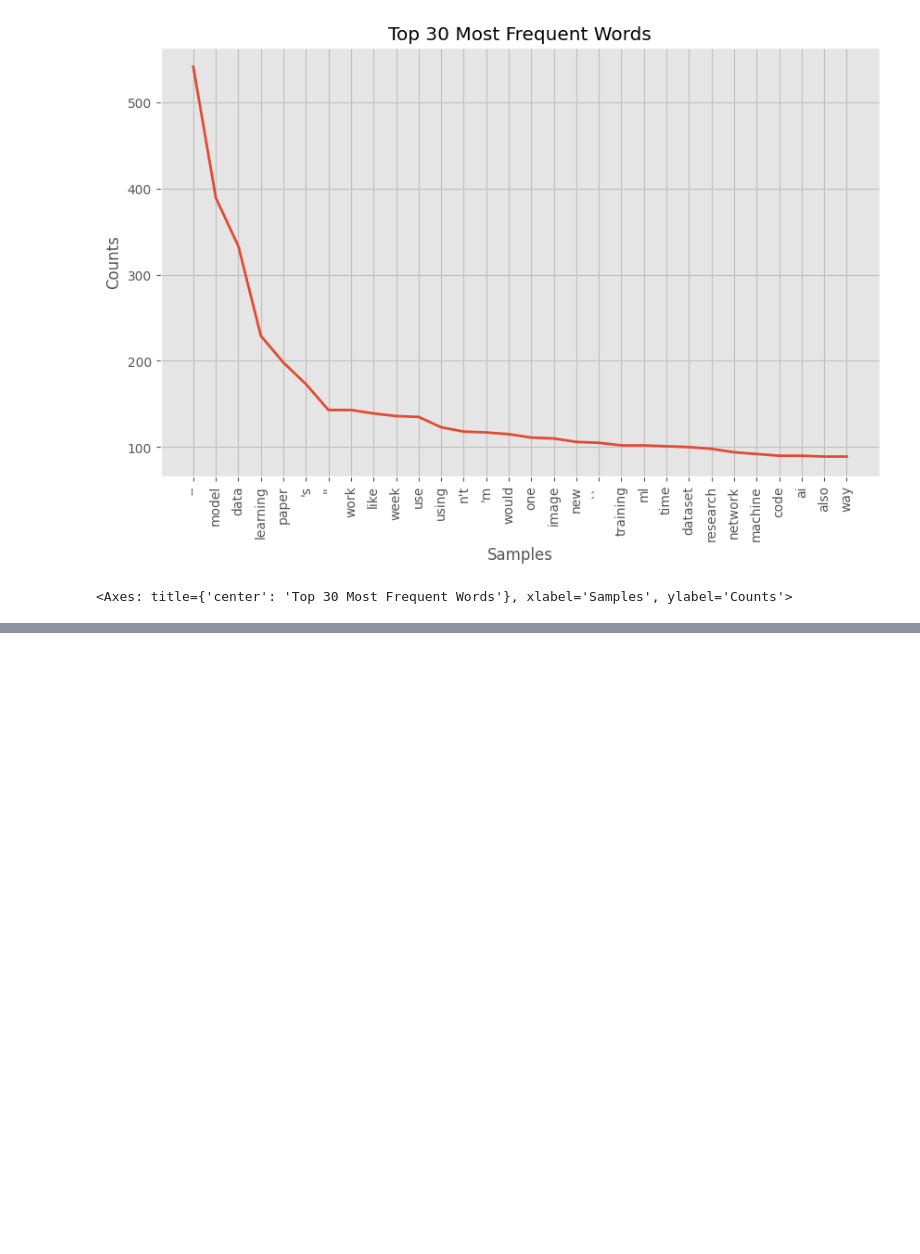
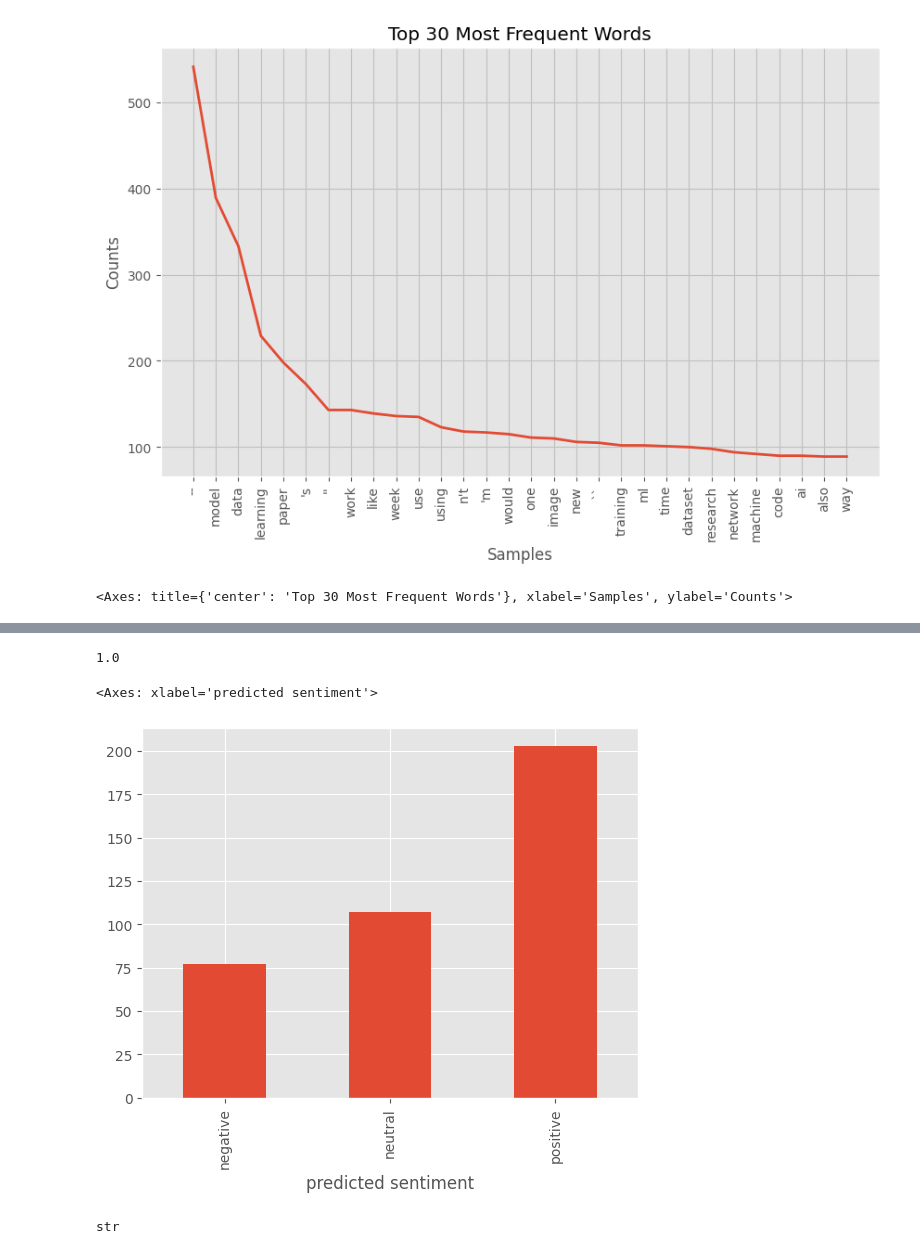
Before and after one commit to fszymanski13/text-mining1, a Jupyter notebook: notebook.ipynb, the cells around one changed output, grey strips where cells are left out. Drawn from its saved outputs; the diff is of its cells as text; code cells hidden in the pictures; blank space fills up the shorter version.

```diff
--- a/notebook.ipynb
+++ b/notebook.ipynb
@@ -237,0 +360,24 @@ freq_dist.plot(30, cumulative=False)
+# %%
+
+
+df['VADER score'] = compval1
+# %%
+
+
+get_ipython().run_line_magic('time', '')
+
+# assign score categories and logic
+i = 0
+
+predicted_value = [ ] # empty series to hold our predicted values
+
+while(i<len(df)):
+    if ((df.iloc[i]['VADER score'] >= 0.7)):
+        predicted_value.append('positive')
+        i = i+1
+    elif ((df.iloc[i]['VADER score'] > 0) & (df.iloc[i]['VADER score'] < 0.7)):
+        predicted_value.append('neutral')
+        i = i+1
+    elif ((df.iloc[i]['VADER score'] <= 0)):
+        predicted_value.append('negative')
+        i = i+1
@@ -237,0 +387,4 @@ freq_dist.plot(30, cumulative=False)
+# %%
+
+
+df['predicted sentiment'] = predicted_value
@@ -237,0 +396,13 @@ freq_dist.plot(30, cumulative=False)
+# %%
+
+
+len(madeit)/len(df)
+# %% [output]
+1.0
+# %%
+
+
+df.groupby('predicted sentiment').size().plot(kind='bar')
+# %% [output]
+<Axes: xlabel='predicted sentiment'>
+[figure, added]
@@ -237,0 +463,4 @@ freq_dist.plot(30, cumulative=False)
+# %%
+type(cleaned_word)
+# %% [output]
+str
```
Also changed, not shown: parts of 20 cells of this notebook.
